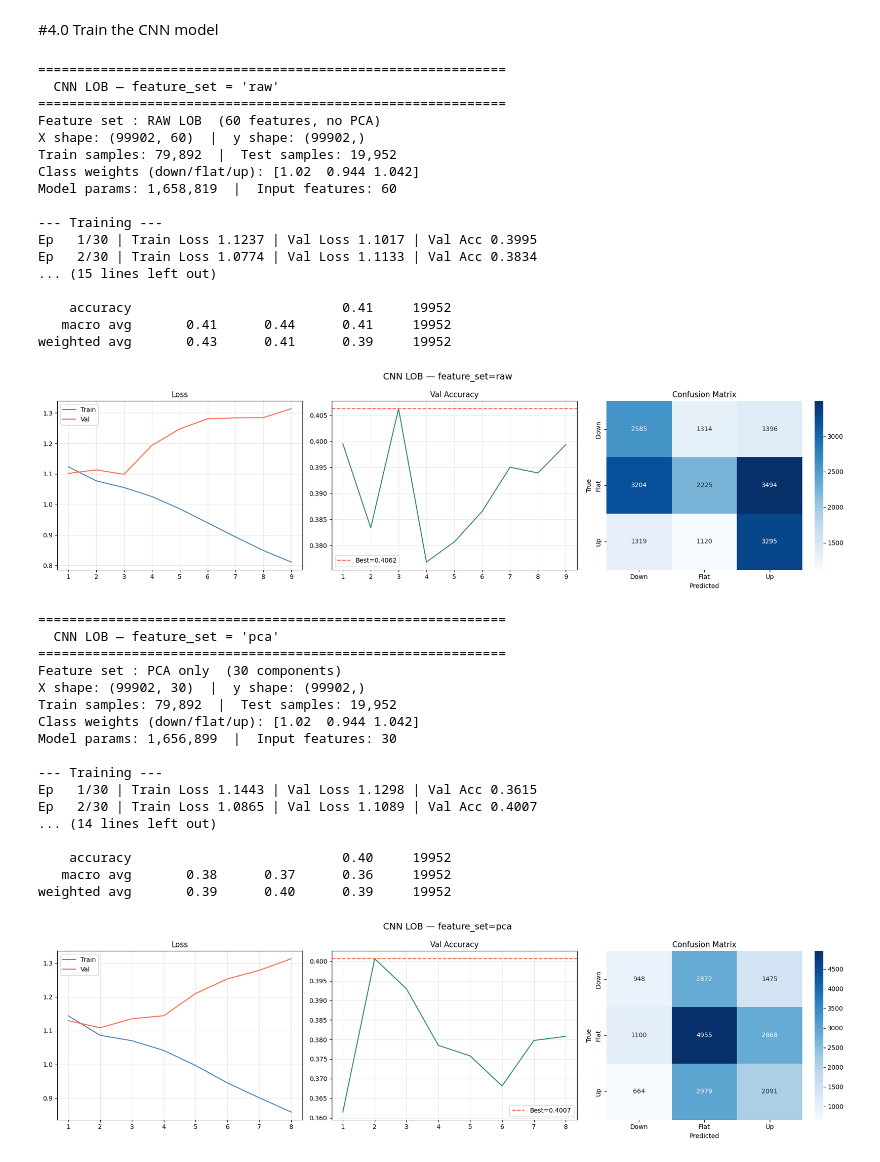
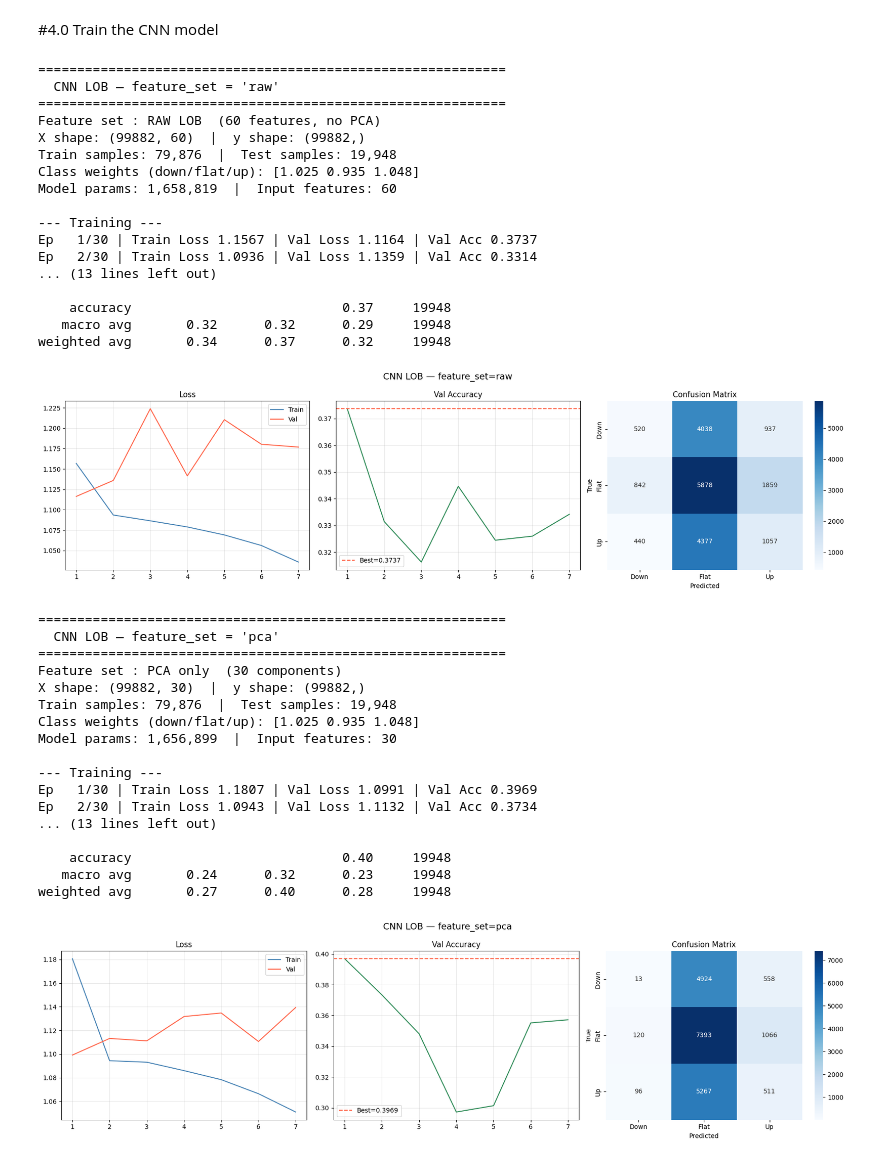
Before and after one commit to SiyuL2025/math_629_final, a Jupyter notebook: CNN.ipynb, the cells around one changed output. Drawn from its saved outputs; the diff is of its cells as text; code cells hidden in the pictures.

```diff
--- a/CNN.ipynb
+++ b/CNN.ipynb
@@ -111,8 +108,8 @@ df['btc_eth_vol_ratio_10s']     = (df['btc_volatility_10s'] /
                                    (df['eth_volatility_10s'] + 1e-8))
 
 # ── Prediction labels (BTC, next 10 seconds) ──
-prediction_horizon = 10
-label_threshold    = 0.00005
+prediction_horizon = 30 #从10改到30
+label_threshold = 0.0002  # 从0.00005提高到0.0002
 
 df['future_return'] = ((df['mid_price'].shift(-prediction_horizon) - df['mid_price'])
                        / df['mid_price'])
@@ -279,11 +276,12 @@ SEQ_LEN     = 30        # sliding window length (same as Transformer)
 N_FILTERS   = 64        # base number of CNN channels
 KERNEL_SIZE = 3         # convolution kernel size
 N_BLOCKS    = 3         # number of residual blocks
-DROPOUT     = 0.1
+DROPOUT     = 0.3       #我从0.1改到0.3
 BATCH_SIZE  = 256
 EPOCHS      = 30
 LR          = 3e-4
 PATIENCE    = 6
+WD = 1e-3 #weight_decay
 
 torch.manual_seed(SEED); np.random.seed(SEED)
 DEVICE = torch.device("cuda" if torch.cuda.is_available() else "cpu")
@@ -545,7 +543,7 @@ Device: cuda
 # ══════════════════════════════════════════════════════════════════════════════
 def train(model, train_loader, test_loader, class_w):
     criterion = nn.CrossEntropyLoss(weight=class_w, label_smoothing=0.05)
-    optimizer = torch.optim.AdamW(model.parameters(), lr=LR, weight_decay=1e-4)
+    optimizer = torch.optim.AdamW(model.parameters(), lr=LR, weight_decay=WD)
     scheduler = torch.optim.lr_scheduler.CosineAnnealingLR(optimizer, T_max=EPOCHS)
 
     history = {"train_loss": [], "val_loss": [], "val_acc": []}
@@ -674,43 +672,43 @@ def run_cnn(feature_set: str):
     print("=" * 60)
 
     X, y                       = select_features(feature_set)
     train_ld, test_ld, class_w = build_loaders(X, y)
     model                      = build_model(n_features=X.shape[1])
 
     print("\n--- Training ---")
     history, best_acc = train(model, train_ld, test_ld, class_w)
 
     print("\n--- Evaluation ---")
     y_pred, y_true = evaluate(model, test_ld)
 
     plot_results(history, y_pred, y_true, title=f"feature_set={feature_set}")
 
     return model, history
 
 
 # ══════════════════════════════════════════════════════════════════════════════
 #  ★  ENTRY POINT — change FEATURE_SET at the top, then run this cell  ★
 # ══════════════════════════════════════════════════════════════════════════════
 model_cnn, history_cnn = run_cnn(FEATURE_SET)
 # %% [output]
 ============================================================
   CNN LOB — feature_set = 'raw'
 ============================================================
 Feature set : RAW LOB  (60 features, no PCA)
-X shape: (99902, 60)  |  y shape: (99902,)
-Train samples: 79,892  |  Test samples: 19,952
-Class weights (down/flat/up): [1.02  0.944 1.042]
+X shape: (99882, 60)  |  y shape: (99882,)
+Train samples: 79,876  |  Test samples: 19,948
+Class weights (down/flat/up): [1.025 0.935 1.048]
 Model params: 1,658,819  |  Input features: 60
 
 --- Training ---
-Ep   1/30 | Train Loss 1.1237 | Val Loss 1.1017 | Val Acc 0.3995
-Ep   2/30 | Train Loss 1.0774 | Val Loss 1.1133 | Val Acc 0.3834
-... (15 lines left out)
+Ep   1/30 | Train Loss 1.1567 | Val Loss 1.1164 | Val Acc 0.3737
+Ep   2/30 | Train Loss 1.0936 | Val Loss 1.1359 | Val Acc 0.3314
+... (13 lines left out)
 
-    accuracy                           0.41     19952
-   macro avg       0.41      0.44      0.41     19952
-weighted avg       0.43      0.41      0.39     19952
+    accuracy                           0.37     19948
+   macro avg       0.32      0.32      0.29     19948
+weighted avg       0.34      0.37      0.32     19948
-[figure, old version]
+[figure, new version]
 # %%
 FEATURE_SET = "pca"
 model, history = run_cnn(FEATURE_SET)
@@ -719,20 +717,20 @@ model, history = run_cnn(FEATURE_SET)
   CNN LOB — feature_set = 'pca'
 ============================================================
 Feature set : PCA only  (30 components)
-X shape: (99902, 30)  |  y shape: (99902,)
-Train samples: 79,892  |  Test samples: 19,952
-Class weights (down/flat/up): [1.02  0.944 1.042]
+X shape: (99882, 30)  |  y shape: (99882,)
+Train samples: 79,876  |  Test samples: 19,948
+Class weights (down/flat/up): [1.025 0.935 1.048]
 Model params: 1,656,899  |  Input features: 30
 
 --- Training ---
-Ep   1/30 | Train Loss 1.1443 | Val Loss 1.1298 | Val Acc 0.3615
-Ep   2/30 | Train Loss 1.0865 | Val Loss 1.1089 | Val Acc 0.4007
-... (14 lines left out)
+Ep   1/30 | Train Loss 1.1807 | Val Loss 1.0991 | Val Acc 0.3969
+Ep   2/30 | Train Loss 1.0943 | Val Loss 1.1132 | Val Acc 0.3734
+... (13 lines left out)
 
-    accuracy                           0.40     19952
-   macro avg       0.38      0.37      0.36     19952
-weighted avg       0.39      0.40      0.39     19952
+    accuracy                           0.40     19948
+   macro avg       0.24      0.32      0.23     19948
+weighted avg       0.27      0.40      0.28     19948
-[figure, old version]
+[figure, new version]
 # %%
 FEATURE_SET = "full"
 model, history = run_cnn(FEATURE_SET)
```
Also changed, not shown: parts of 5 cells of this notebook.
